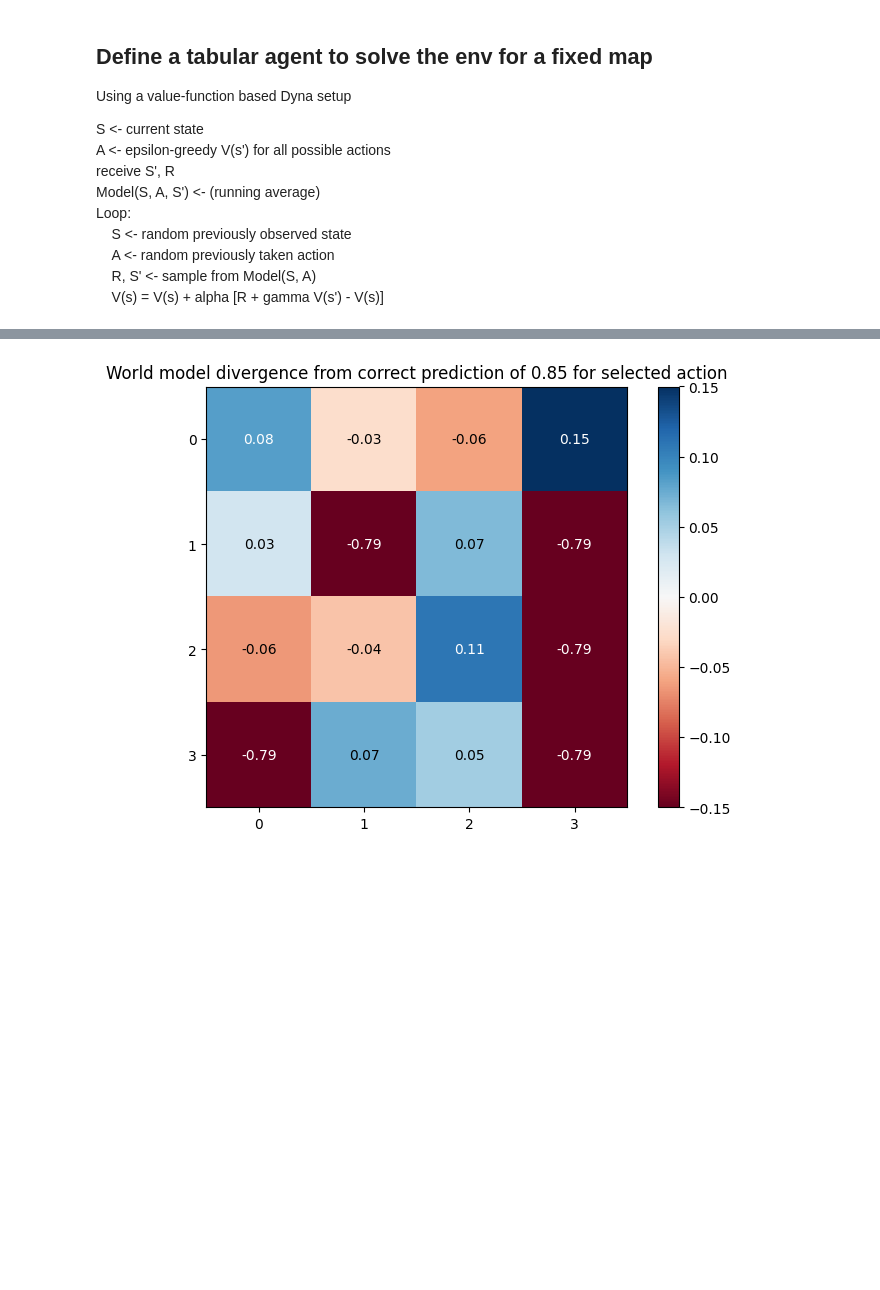
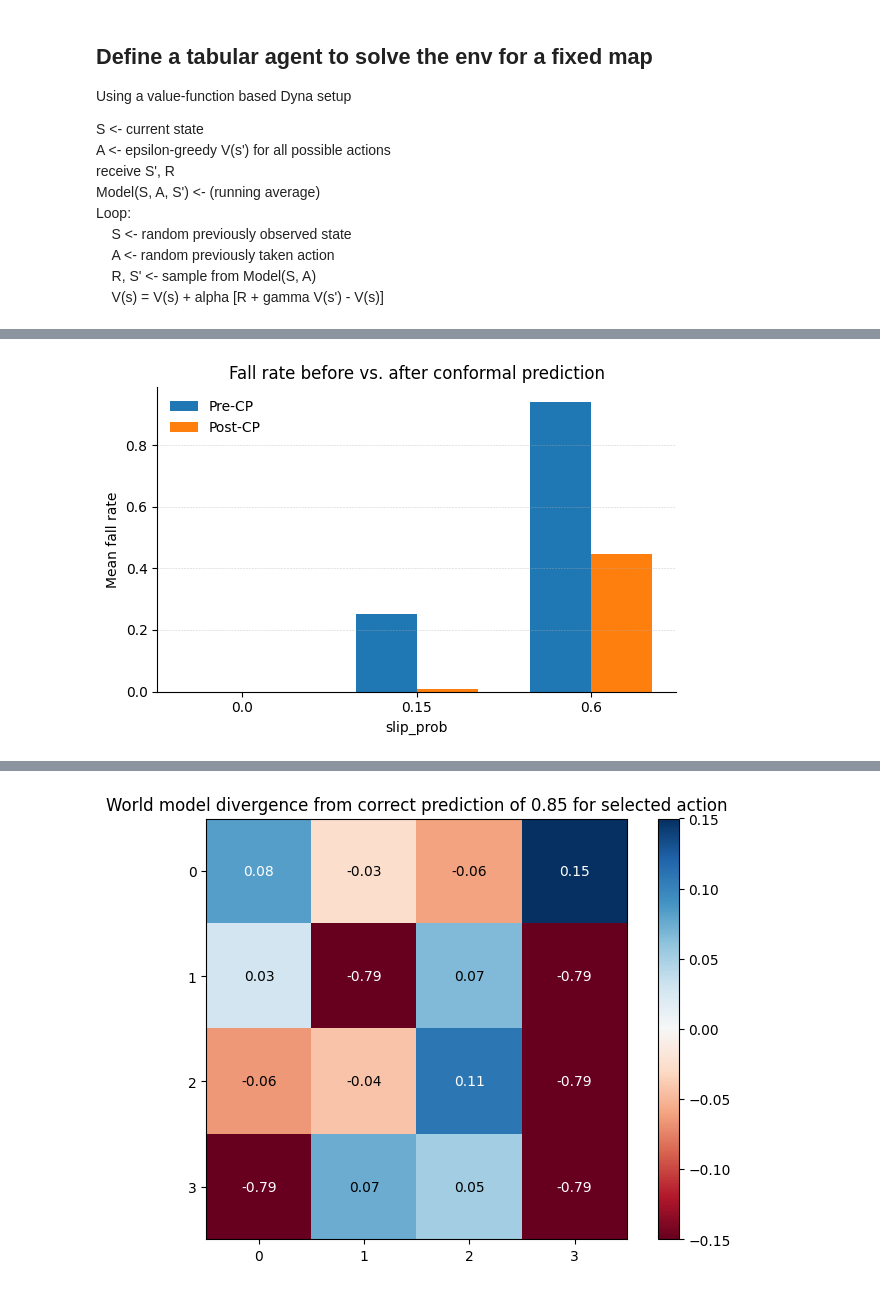
Before and after one commit to foty-hub/msc_thesis, a Jupyter notebook: notebooks/frozen_lake/frozen_lake_testing.ipynb, the cells around one changed output, grey strips where cells are left out. Drawn from its saved outputs; the diff is of its cells as text; code cells hidden in the pictures; blank space fills up the shorter version.

```diff
--- a/notebooks/frozen_lake/frozen_lake_testing.ipynb
+++ b/notebooks/frozen_lake/frozen_lake_testing.ipynb
@@ -151,0 +221,41 @@ agent = agents[0.15]
+# %%
+# last 100 episode results before CP
+pre_start = 1_400
+pre_end = 1_500
+
+post_start = 2_900
+post_end = 3_000
+
+# --- gather the two series you want to plot ----------------------------------
+means_pre  = []
+means_post = []
+
+for slip_prob in SLIP_PROBS:
+    arr = np.asarray(falls[slip_prob])          # shape: (runs, episodes)
+    means_pre.append( arr[:, pre_start : pre_end ].mean() )
+    means_post.append( arr[:, post_start: post_end].mean() )
+
+means_pre  = np.array(means_pre)
+means_post = np.array(means_post)
+
+# --- grouped-bar plot ---------------------------------------------------------
+x        = np.arange(len(SLIP_PROBS))       # the bar centers
+width    = 0.35                              # bar width
+
+fig, ax  = plt.subplots(figsize=(6, 4))
+ax.bar(x - width/2, means_pre,  width, label="Pre-CP")
+ax.bar(x + width/2, means_post, width, label="Post-CP")
+
+# cosmetic touches
+ax.set_xticks(x)
+ax.set_xticklabels(SLIP_PROBS)
+ax.set_ylabel("Mean fall rate")
+ax.set_xlabel("slip_prob")
+ax.set_title("Fall rate before vs. after conformal prediction")
+ax.legend(frameon=False)
+ax.grid(axis="y", linestyle="--", linewidth=0.4, alpha=0.6)
+despine(ax)
+plt.tight_layout()
+plt.show()
+# %% [output]
+[figure, added]
```
Also changed, not shown: parts of 8 cells of this notebook, 5 other files.
